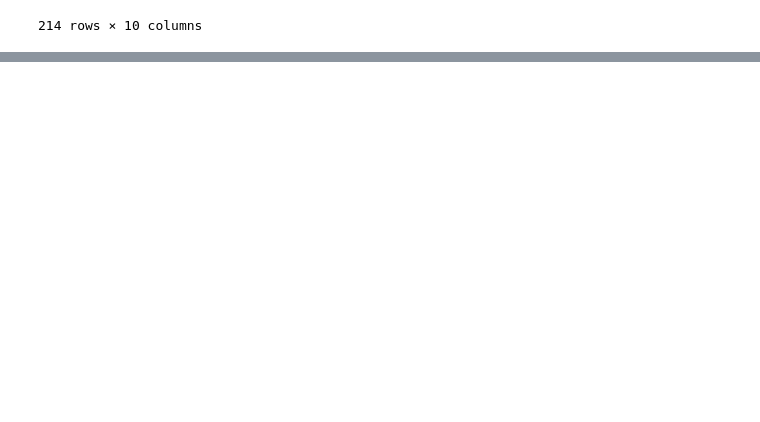
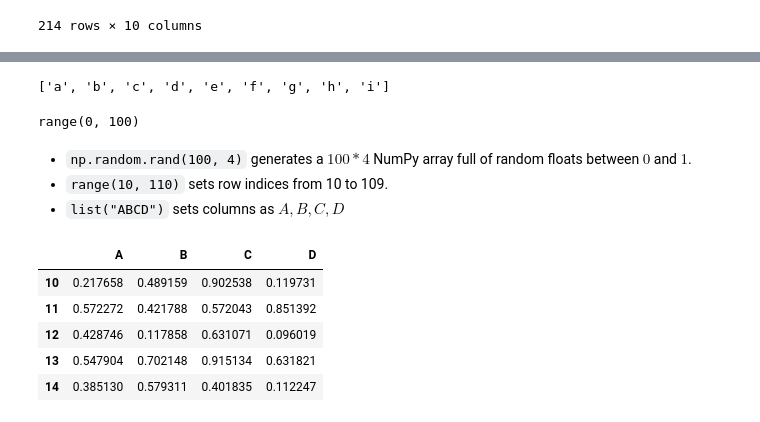
Before and after one commit to arjunpvm/mlp, a Jupyter notebook: week1/introduction_to_pandas.ipynb, the cells around one changed output, grey strips where cells are left out. Cells and saved outputs as stored; diff of their text form; code cells hidden in the pictures; blank space fills up the shorter version.

Commit message:
data selection using Pandas 2, closes #4

```diff
--- a/week1/introduction_to_pandas.ipynb
+++ b/week1/introduction_to_pandas.ipynb
@@ -567,0 +574,8 @@ age_df_temp
+# %%
+list("abcdefghi")
+# %% [output]
+['a', 'b', 'c', 'd', 'e', 'f', 'g', 'h', 'i']
+# %%
+range(100)
+# %% [output]
+range(0, 100)
@@ -567,0 +584,18 @@ age_df_temp
+# %%
+another_df = pd.DataFrame(
+    np.random.rand(100, 4),
+    index=range(10, 110),
+    columns=list("ABCD"))
+# %% [markdown]
+* `np.random.rand(100, 4)` generates a $100 * 4$ NumPy array full of random floats between $0$ and $1$.
+* `range(10, 110)` sets row indices from 10 to 109.
+* `list("ABCD")` sets columns as $A, B, C, D$
+# %%
+another_df.head()
+# %% [output]
+|  | A | B | C | D |
+| 10 | 0.217658 | 0.489159 | 0.902538 | 0.119731 |
+| 11 | 0.572272 | 0.421788 | 0.572043 | 0.851392 |
+| 12 | 0.428746 | 0.117858 | 0.631071 | 0.096019 |
+| 13 | 0.547904 | 0.702148 | 0.915134 | 0.631821 |
+| 14 | 0.385130 | 0.579311 | 0.401835 | 0.112247 |
```
Also changed, not shown: parts of 27 cells of this notebook.
